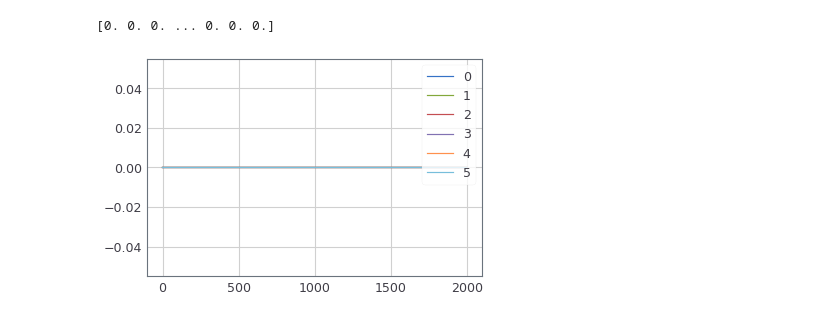
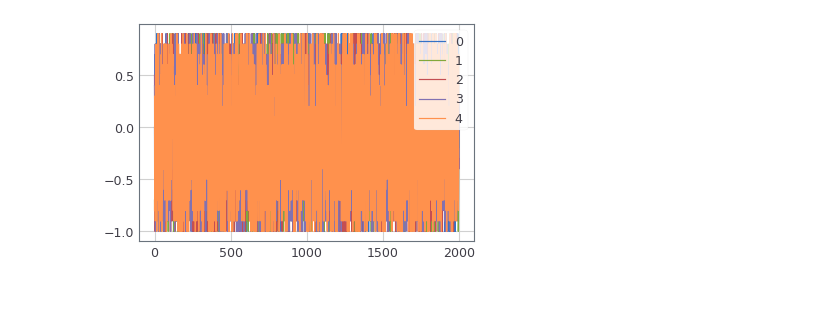
Before and after one commit to geekpradd/Reinforcement-Learning-Stock-Trader, a Jupyter notebook: Stock Final Codes and Results/Single Stock DRQN/drqn.ipynb, the cells around one changed output. Cells and saved outputs as stored; diff of their text form; code cells hidden in the pictures.

```diff
--- a/Stock Final Codes and Results/Single Stock DRQN/drqn.ipynb
+++ b/Stock Final Codes and Results/Single Stock DRQN/drqn.ipynb
@@ -212,9 +212,9 @@ class Agent:
     def build_network(self):
         model = tf.keras.Sequential()
         initializer = tf.keras.initializers.GlorotUniform()
-        model.add(tf.keras.layers.LSTM(24, activation='relu',
+        model.add(tf.keras.layers.Dense(128, activation='relu',
                         input_shape=self.input_shape))
-        model.add(tf.keras.layers.Dense(24, activation='relu',
+        model.add(tf.keras.layers.LSTM(64, activation='relu',
                          kernel_initializer=initializer))
         model.add(tf.keras.layers.Dense(self.num_actions, activation='linear', kernel_initializer=initializer))
         model.compile(loss='mse', optimizer=self.optimizer)
@@ -295,11 +295,11 @@ class Agent:
         if self.count%self.save_frequency == 0:
             self.save_weights()
 # %%
-files = 'data/PCG.csv'
+files = 'data/MSFT.csv'
 env = create_stock_env(files)
 tf.keras.backend.set_floatx('float32')
 optimizer = tf.keras.optimizers.Adam(learning_rate = 0.001)
-params = {"state_dimensions":6, "decay":0.995, "batch_size":32, "merge_frequency": 10000, "replay_length":10, "min_epsilon": 0.1, "save_frequency": 5000, "discount": 0.95,  "actions": 2, "optimizer": optimizer,
+params = {"state_dimensions":6, "decay":0.995, "batch_size":32, "merge_frequency": 10000, "replay_length":10, "min_epsilon": 0.1, "save_frequency": 5000, "discount": 0.95,  "actions": 20, "optimizer": optimizer,
           "memory": 70000}
 agent = Agent(params, False)
 print (agent.q_network.summary())
@@ -325,8 +325,9 @@ def train(agent, env, epochs, profits, balances, shares, actions, steps_per_epoc
     for epoch in range(0, epochs):
 
         cumm_profit = 0
-        observation, info = env.reset(shares_held=100)
+        observation, info = env.reset(shares_held=20)
         shares[epoch, 0] = info['shares_held']
+        print ("have {0}".format(shares[epoch, 0]))
         balances[epoch, 0] = info['balance']
         action = agent.agent_start(observation)
         actions[epoch, 0] = action
@@ -340,8 +341,7 @@ def train(agent, env, epochs, profits, balances, shares, actions, steps_per_epoc
             shares[epoch, i+1] = info['shares_held']
             balances[epoch, i+1] = info['balance']
             cumm_profit += reward
-            print ("Action " + str(action))
-            print ("Profit " + str(cumm_profit))
+
             profits[epoch, i] = cumm_profit
             if done:
                 print("the end")
@@ -352,8 +352,8 @@ def train(agent, env, epochs, profits, balances, shares, actions, steps_per_epoc
         agent.clear_memory()
         print('Completed epoch' + str(epoch))
 # %%
-epochs = 1
-steps_per_epoch = 20
+epochs = 15
+steps_per_epoch = 2000
 profits = np.zeros((epochs, steps_per_epoch+1))
 balances = np.zeros((epochs, steps_per_epoch+1))
 shares = np.zeros((epochs, steps_per_epoch+1))
@@ -381,10 +384,9 @@ Completed epoch0
 # %%
-for _ in range(6):
-    plt.plot(profits[_])
-print (profits[0])
-plt.legend(list(range(10)))
+for _ in range(5):
+    plt.plot(actions[_])
+
+plt.legend(list(range(5)))
 plt.show()
 # %% [output]
-[0. 0. 0. ... 0. 0. 0.]
-[figure, old version]
+[figure, new version]
 # %%
```
Also changed, not shown: parts of 7 cells of this notebook, 2 other files.
